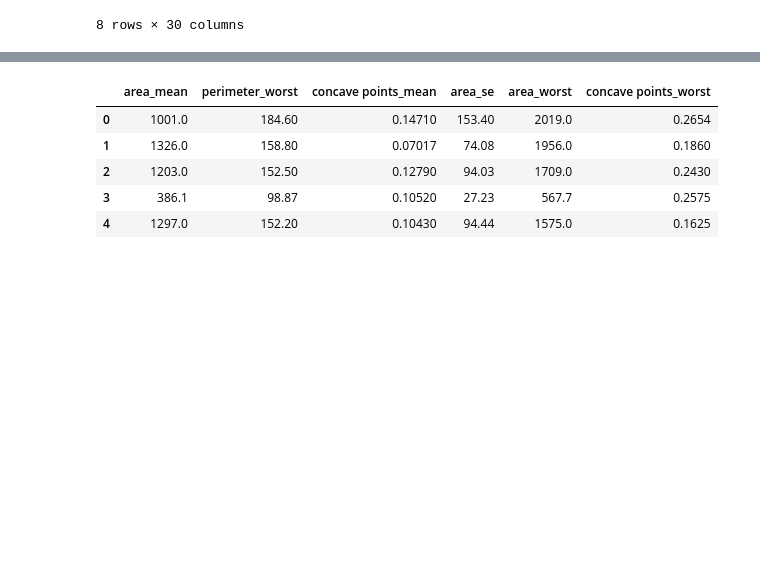
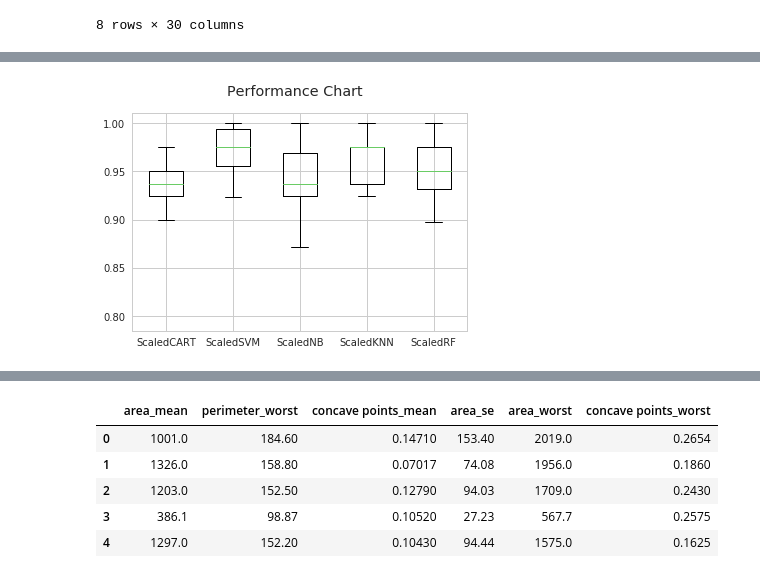
Before and after one commit to kchivorn/datascience, a Jupyter notebook: model.ipynb, the cells around one changed output, grey strips where cells are left out. Drawn from its saved outputs; the diff is of its cells as text; code cells hidden in the pictures; blank space fills up the shorter version.

```diff
--- a/model.ipynb
+++ b/model.ipynb
@@ -107,0 +190,9 @@ sns.heatmap(x.corr(), annot=True, linewidths=0.5, fmt='.1f', ax=ax)
+# %%
+fig = plt.figure()
+fig.suptitle('Performance Chart')
+ax = fig.add_subplot(111)
+plt.boxplot(results)
+ax.set_xticklabels(names)
+plt.show()
+# %% [output]
+[figure, added]
```
Also changed, not shown: parts of 24 cells of this notebook.
